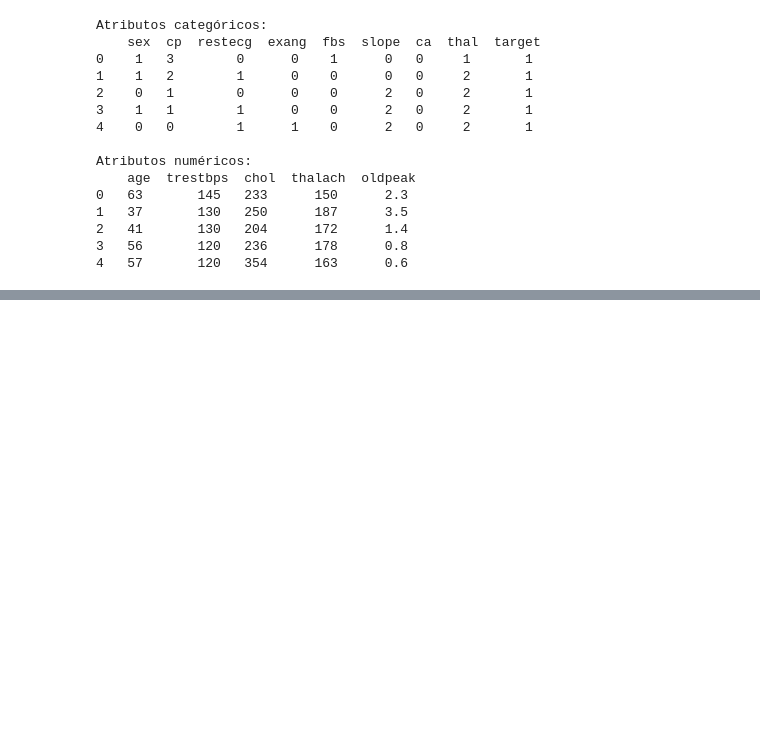
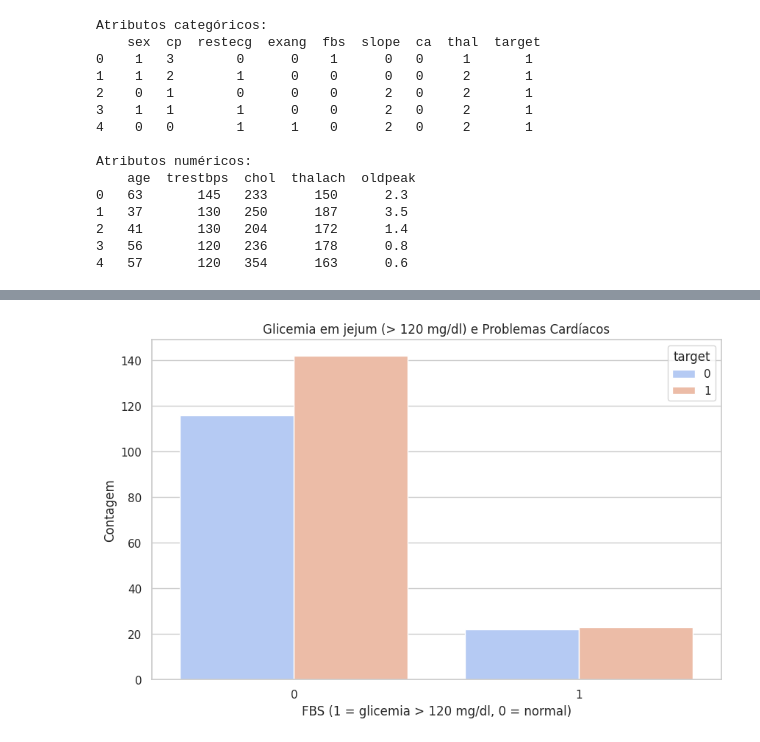
Before and after one commit to profandersonvanin01/doencas_coracao, a Jupyter notebook: Exemplo_Analise_Dados.ipynb, the cells around one changed output, grey strips where cells are left out. Cells and saved outputs as stored; diff of their text form; code cells hidden in the pictures; blank space fills up the shorter version.

```diff
--- a/Exemplo_Analise_Dados.ipynb
+++ b/Exemplo_Analise_Dados.ipynb
@@ -209,0 +241,10 @@ Atributos numéricos:
+# %%
+# Pergunta 2: Análise da relação entre glicemia (fbs) e problemas cardíacos
+plt.figure(figsize=(10, 6))
+sns.countplot(data=bd, x='fbs', hue='target', palette='coolwarm')
+plt.title("Glicemia em jejum (> 120 mg/dl) e Problemas Cardíacos")
+plt.xlabel("FBS (1 = glicemia > 120 mg/dl, 0 = normal)")
+plt.ylabel("Contagem")
+plt.show()
+# %% [output]
+[figure, added]
```
Also changed, not shown: parts of 20 cells of this notebook.
